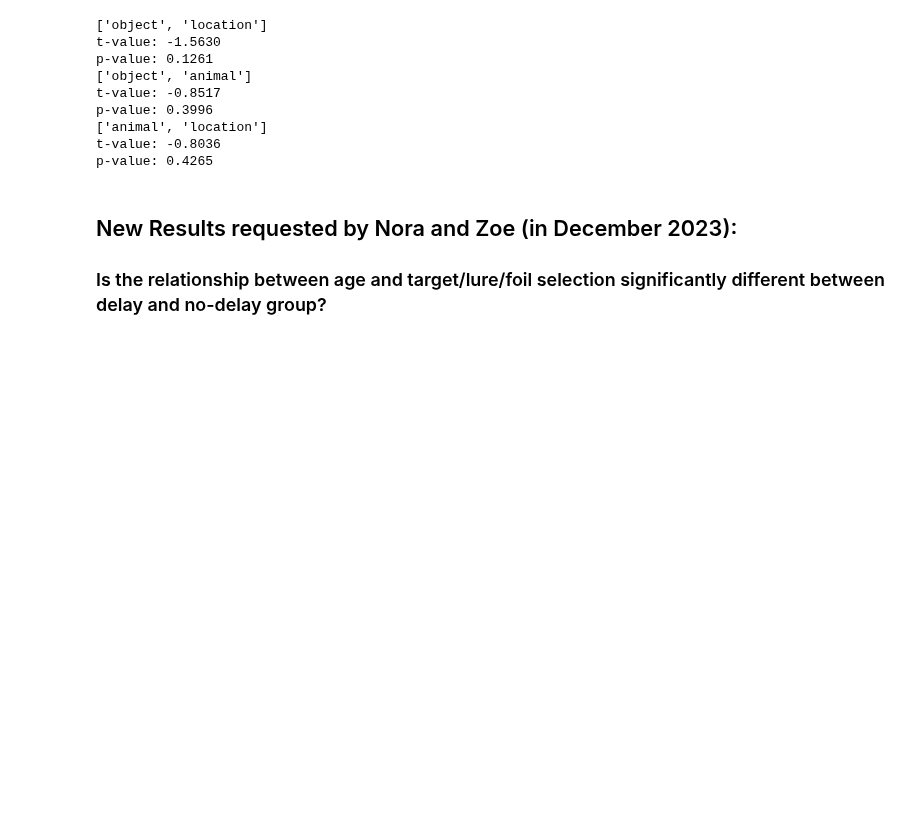
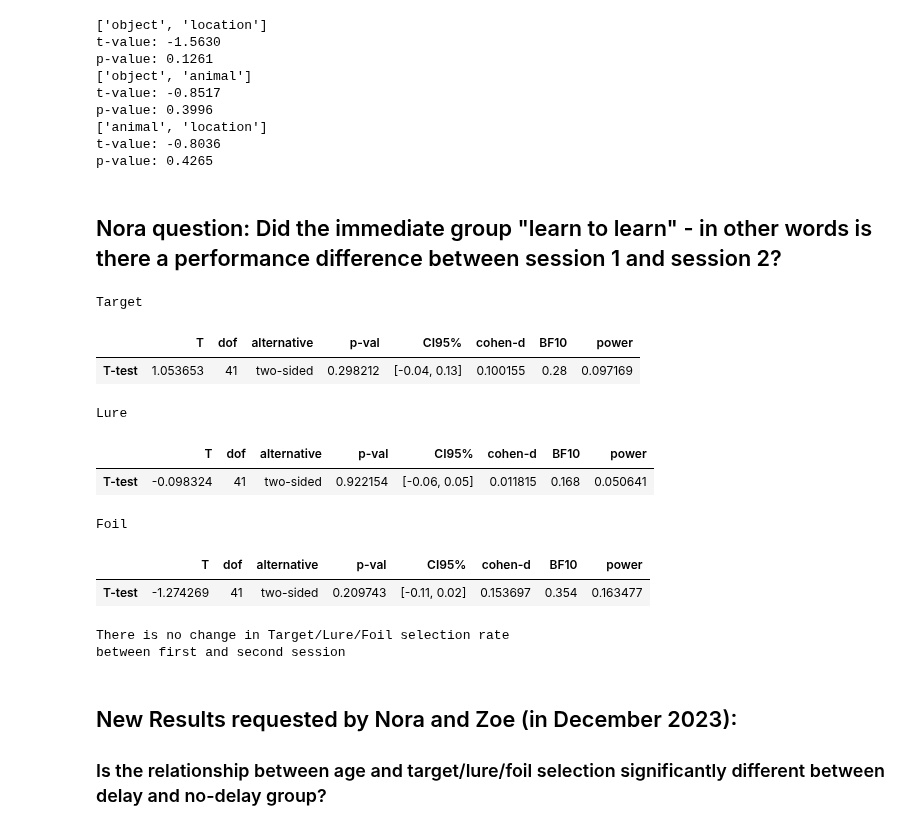
Before and after one commit to samsydco/PSPC, a Jupyter notebook: Results_PS.ipynb, the cells around one changed output. Drawn from its saved outputs; the diff is of its cells as text; code cells hidden in the pictures; blank space fills up the shorter version.

Commit message:
Modified Results_PS: examining whether there is a performance difference between first vs. second block in immediate group.

```diff
--- a/Results_PS.ipynb
+++ b/Results_PS.ipynb
@@ -454,6 +454,27 @@ p-value: 0.3996
 ['animal', 'location']
 t-value: -0.8036
 p-value: 0.4265
+# %% [markdown]
+## Nora question: Did the immediate group "learn to learn" - in other words is there a performance difference between session 1 and session 2?
+# %%
+for sel in ['Target','Lure','Foil']:
+    print(sel)
+    display(ttest(stackeddf[sel+' first'], stackeddf[sel+' second'], paired=True))
+
+print('There is no change in Target/Lure/Foil selection rate\n'+
+'between first and second session')
+# %% [output]
+Target
+|  | T | dof | alternative | p-val | CI95% | cohen-d | BF10 | power |
+| T-test | 1.053653 | 41 | two-sided | 0.298212 | [-0.04, 0.13] | 0.100155 | 0.28 | 0.097169 |
+Lure
+|  | T | dof | alternative | p-val | CI95% | cohen-d | BF10 | power |
+| T-test | -0.098324 | 41 | two-sided | 0.922154 | [-0.06, 0.05] | 0.011815 | 0.168 | 0.050641 |
+Foil
+|  | T | dof | alternative | p-val | CI95% | cohen-d | BF10 | power |
+| T-test | -1.274269 | 41 | two-sided | 0.209743 | [-0.11, 0.02] | 0.153697 | 0.354 | 0.163477 |
+There is no change in Target/Lure/Foil selection rate
+between first and second session
 # %% [markdown]
 ## New Results requested by Nora and Zoe (in December 2023):
 ### Is the relationship between age and target/lure/foil selection significantly different between delay and no-delay group?
```
